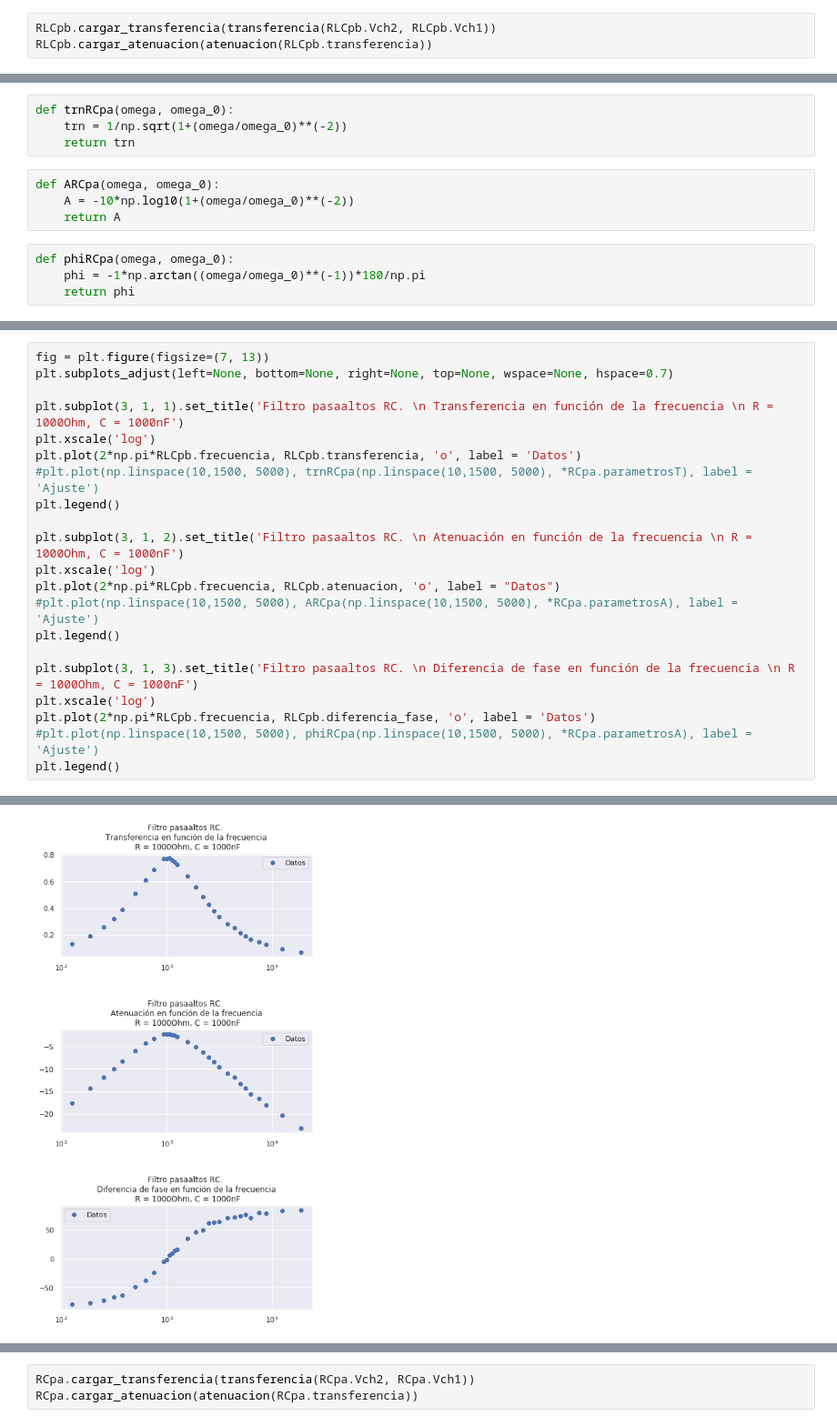
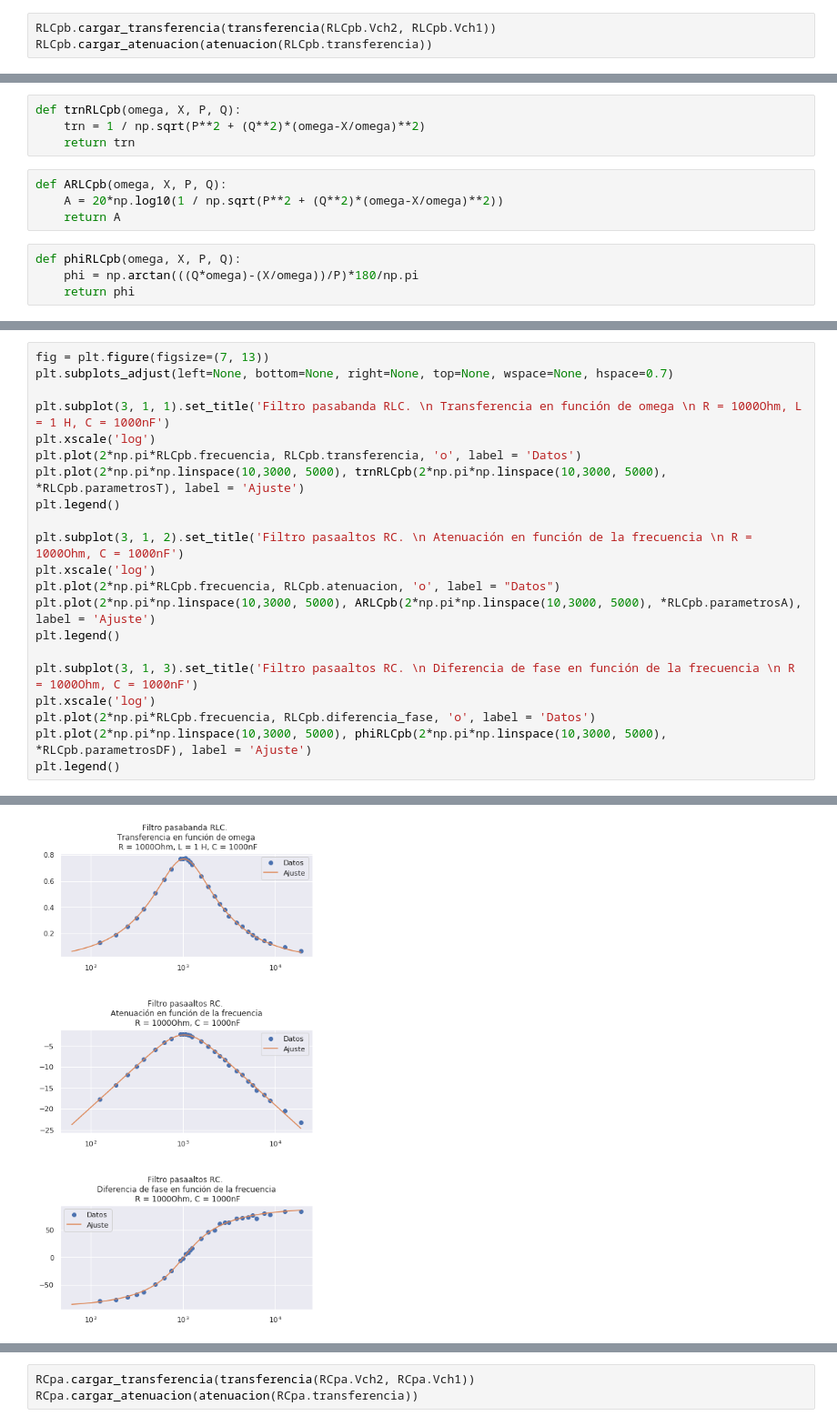
Before and after one commit to mercedesabril/Laboratorio3, a Jupyter notebook: Informe2/Informe2.ipynb, the cells around one changed output, grey strips where cells are left out. Shown: that part at 91% size. Cells and saved outputs as stored; diff of their text form.

Commit message:
Hasta pasabanda

```diff
--- a/Informe2/Informe2.ipynb
+++ b/Informe2/Informe2.ipynb
@@ -549,13 +547,13 @@ Para el ajuste, en este caso  $T = \frac{1}{\sqrt{1 + (\frac{\omega}{\omega_{0}}
 # %%
-def trnRCpa(omega, omega_0):
-    trn = 1/np.sqrt(1+(omega/omega_0)**(-2))
+def trnRLCpb(omega, X, P, Q):
+    trn = 1 / np.sqrt(P**2 + (Q**2)*(omega-X/omega)**2)
     return trn
 # %%
-def ARCpa(omega, omega_0):
-    A = -10*np.log10(1+(omega/omega_0)**(-2))
+def ARLCpb(omega, X, P, Q):
+    A = 20*np.log10(1 / np.sqrt(P**2 + (Q**2)*(omega-X/omega)**2))
     return A
 # %%
-def phiRCpa(omega, omega_0):
-    phi = -1*np.arctan((omega/omega_0)**(-1))*180/np.pi
+def phiRLCpb(omega, X, P, Q):
+    phi = np.arctan(((Q*omega)-(X/omega))/P)*180/np.pi
     return phi
 # %%
@@ -572,24 +570,24 @@ print(RCpa.parametrosT, RCpa.parametrosA, RCpa.parametrosDF)
 # %%
 fig = plt.figure(figsize=(7, 13))
 plt.subplots_adjust(left=None, bottom=None, right=None, top=None, wspace=None, hspace=0.7)
 
-plt.subplot(3, 1, 1).set_title('Filtro pasaaltos RC. \n Transferencia en función de la frecuencia \n R = 1000Ohm, C = 1000nF')
+plt.subplot(3, 1, 1).set_title('Filtro pasabanda RLC. \n Transferencia en función de omega \n R = 1000Ohm, L = 1 H, C = 1000nF')
 plt.xscale('log')
 plt.plot(2*np.pi*RLCpb.frecuencia, RLCpb.transferencia, 'o', label = 'Datos')
-#plt.plot(np.linspace(10,1500, 5000), trnRCpa(np.linspace(10,1500, 5000), *RCpa.parametrosT), label = 'Ajuste')
+plt.plot(2*np.pi*np.linspace(10,3000, 5000), trnRLCpb(2*np.pi*np.linspace(10,3000, 5000), *RLCpb.parametrosT), label = 'Ajuste')
 plt.legend()
 
 plt.subplot(3, 1, 2).set_title('Filtro pasaaltos RC. \n Atenuación en función de la frecuencia \n R = 1000Ohm, C = 1000nF')
 plt.xscale('log')
 plt.plot(2*np.pi*RLCpb.frecuencia, RLCpb.atenuacion, 'o', label = "Datos")
-#plt.plot(np.linspace(10,1500, 5000), ARCpa(np.linspace(10,1500, 5000), *RCpa.parametrosA), label = 'Ajuste')
+plt.plot(2*np.pi*np.linspace(10,3000, 5000), ARLCpb(2*np.pi*np.linspace(10,3000, 5000), *RLCpb.parametrosA), label = 'Ajuste')
 plt.legend()
 
 plt.subplot(3, 1, 3).set_title('Filtro pasaaltos RC. \n Diferencia de fase en función de la frecuencia \n R = 1000Ohm, C = 1000nF')
 plt.xscale('log')
 plt.plot(2*np.pi*RLCpb.frecuencia, RLCpb.diferencia_fase, 'o', label = 'Datos')
-#plt.plot(np.linspace(10,1500, 5000), phiRCpa(np.linspace(10,1500, 5000), *RCpa.parametrosA), label = 'Ajuste')
+plt.plot(2*np.pi*np.linspace(10,3000, 5000), phiRLCpb(2*np.pi*np.linspace(10,3000, 5000), *RLCpb.parametrosDF), label = 'Ajuste')
 plt.legend()
 # %% [output]
 <matplotlib.legend.Legend at 0x...>
-[figure, old version]
+[figure, new version]
```
Also changed, not shown: parts of 14 cells of this notebook.
